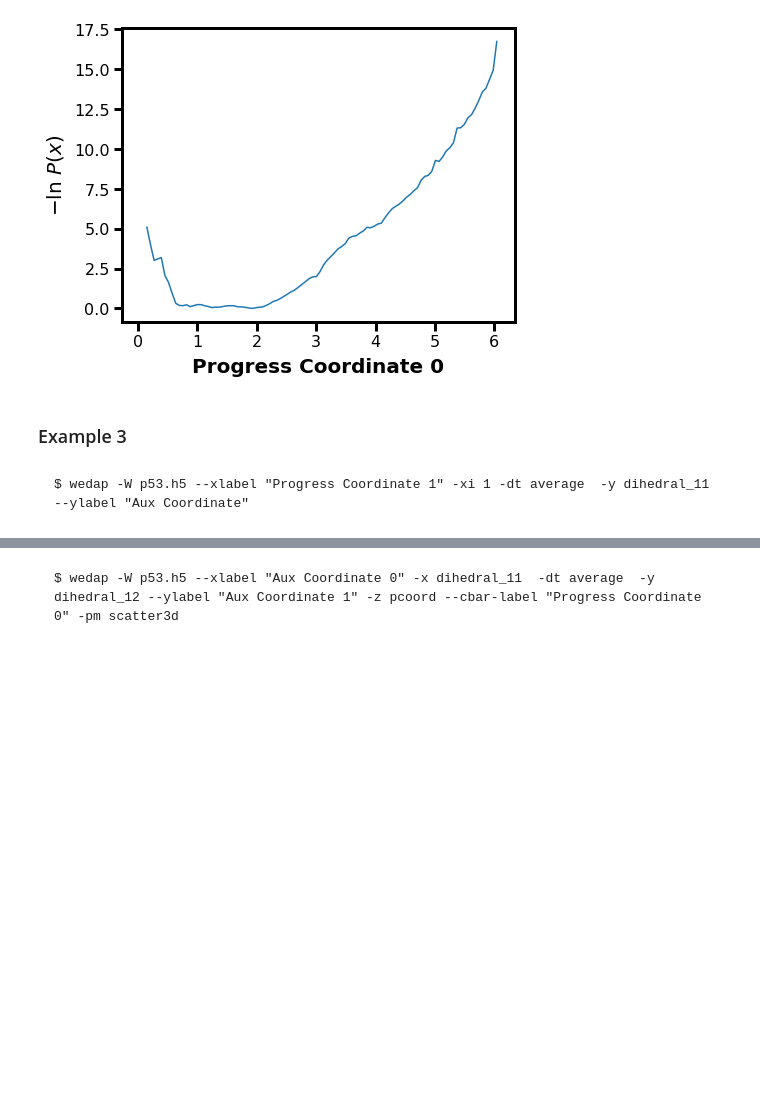
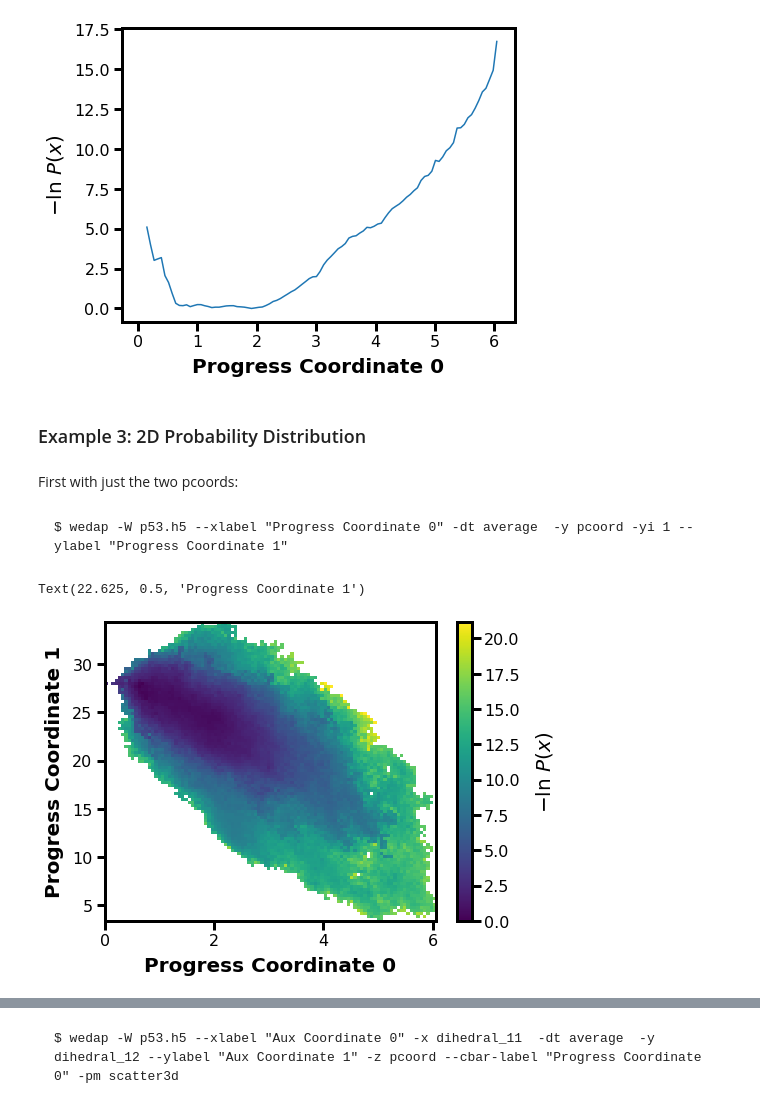
Before and after one commit to darianyang/wedap, a Jupyter notebook: examples/notebook/wedap_demo.ipynb, the cells around one changed output, grey strips where cells are left out. Cells and saved outputs as stored; diff of their text form; code cells hidden in the pictures; blank space fills up the shorter version.

````diff
--- a/examples/notebook/wedap_demo.ipynb
+++ b/examples/notebook/wedap_demo.ipynb
@@ -52,8 +75,17 @@ plt.xlabel("Progress Coordinate 0")
 Text(0.5, 10.0, 'Progress Coordinate 0')
 [figure]
 # %% [markdown]
-### Example 3
+### Example 3: 2D Probability Distribution
+# %% [markdown]
+First with just the two pcoords:
 # %% [markdown]
 ```
-$ wedap -W p53.h5 --xlabel "Progress Coordinate 1" -xi 1 -dt average  -y dihedral_11 --ylabel "Aux Coordinate"
+$ wedap -W p53.h5 --xlabel "Progress Coordinate 0" -dt average  -y pcoord -yi 1 --ylabel "Progress Coordinate 1"
 ```
+# %%
+wedap.H5_Plot(h5="p53.h5", data_type="average", Xindex=0, Yname="pcoord", Yindex=1).plot()
+plt.xlabel("Progress Coordinate 0")
+plt.ylabel("Progress Coordinate 1")
+# %% [output]
+Text(22.625, 0.5, 'Progress Coordinate 1')
+[figure, added]
````
Also changed, not shown: parts of 42 cells of this notebook, 3 other files.
